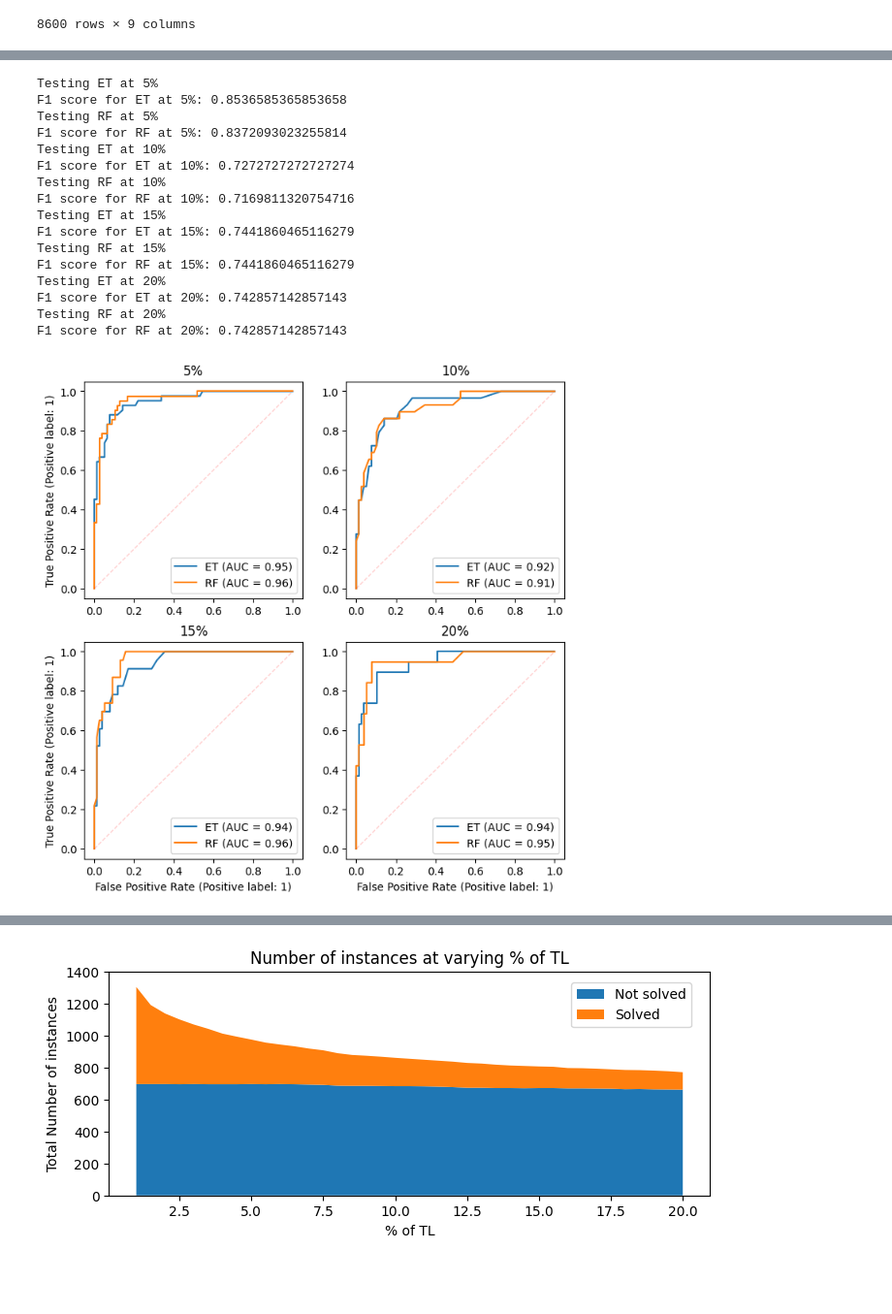
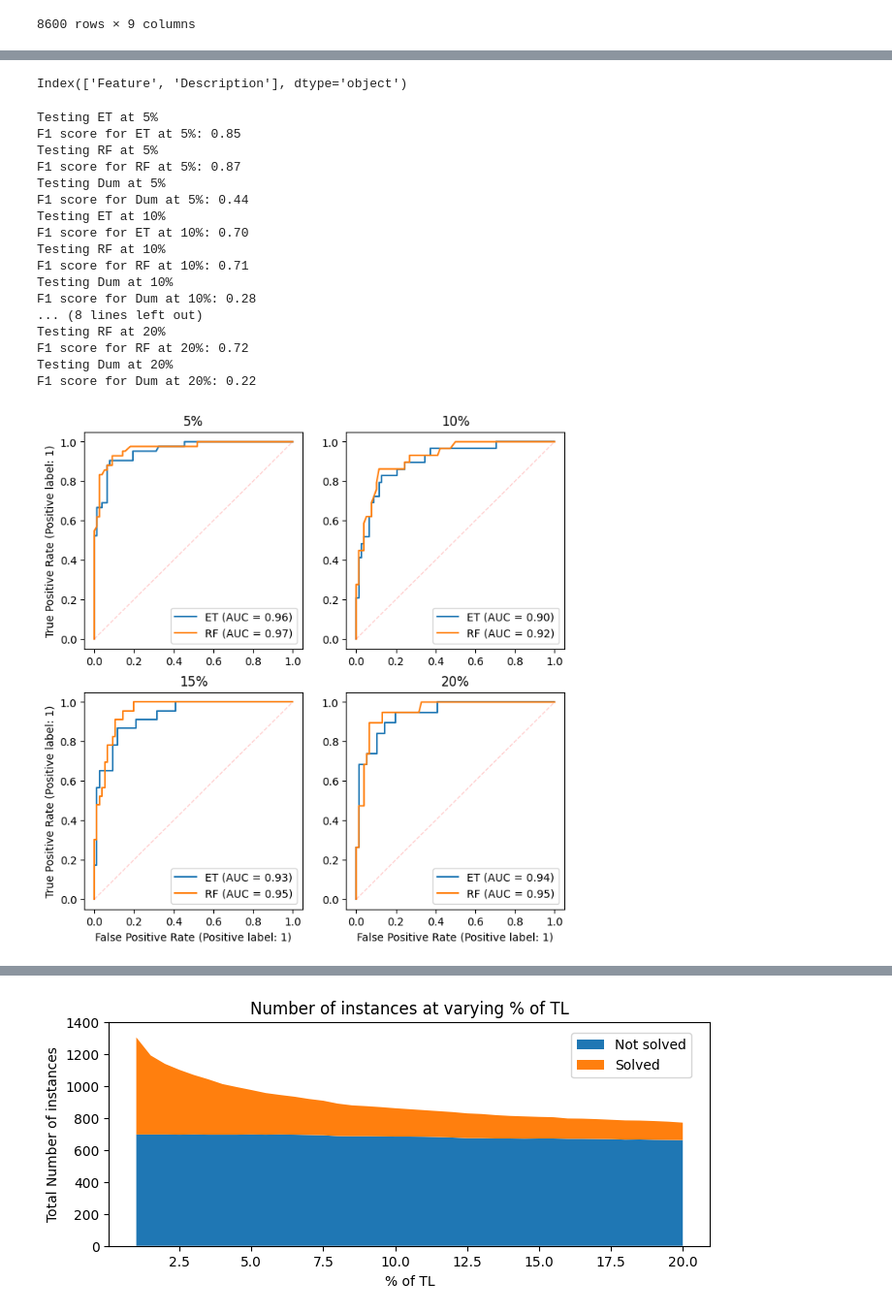
Before and after one commit to IDMP-B-2022/done-soon, a Jupyter notebook: notebooks/plots.ipynb, the cells around one changed output, grey strips where cells are left out. Shown at 97% size. Drawn from its saved outputs; the diff is of its cells as text; code cells hidden in the pictures; blank space fills up the shorter version.

```diff
--- a/notebooks/plots.ipynb
+++ b/notebooks/plots.ipynb
@@ -16,8 +17,7 @@ def parse_files(root_path):
     """
     Parse files and use pd.json_normalize to flatten the json.
     """
-    # files = root_path.joinpath("train-output-all-features").glob("**/*.json")
-    files = root_path.joinpath("train-output").glob("**/*.json")
+    files = root_path.joinpath("train-output-all-features").glob("**/*.json")
     results = pd.DataFrame()
     files = list(files)
 
@@ -187,6 +165,7 @@ for percentage, model, max_depth, n_estimators in models_to_test.index:
         classifiers[(percentage, model)] = ExtraTreesClassifier(max_depth=max_depth, n_estimators=n_estimators, random_state=random_state, class_weight='balanced')
     elif model == 'RF':
         classifiers[(percentage, model)] = RandomForestClassifier(max_depth=max_depth, n_estimators=n_estimators, random_state=random_state, class_weight='balanced_subsample')
+    classifiers[(percentage, 'Dum')] = DummyClassifier(strategy='stratified', random_state=random_state)
 classifiers
 # %% [output]
 {(5,
@@ -230,8 +206,7 @@ def preprocess(dataframe, scaler=None):
 
 scalers = {}
 
-# train_pkl = Path('./analysis/rerun_with_all_features_train.pkl')
-train_pkl = Path('./analysis/pickle_split_train.pkl')
+train_pkl = Path('./analysis/rerun_with_all_features_train.pkl')
 
 with open(train_pkl, 'rb') as f:
     train_features_at_percentage = pickle.load(f)
@@ -264,6 +298,9 @@ Training RF at 20%
+# %%
+describe_features.columns.str.capitalize()
+# %% [output]
+Index(['Feature', 'Description'], dtype='object')
 # %%
-# test_pickle = Path('./analysis/rerun_with_all_features_test.pkl')
-test_pickle = Path('./analysis/pickle_split_test.pkl')
+test_pickle = Path('./analysis/rerun_with_all_features_test.pkl')
 
 with open(test_pickle, 'rb') as f:
     test_features_at_percentage = pickle.load(f)
@@ -271,51 +308,56 @@ with open(test_pickle, 'rb') as f:
 for perc in test_features_at_percentage:
     test_features_at_percentage[perc] = test_features_at_percentage[perc]
 
 plots = {}
 # Create a figure and axes with 4 subplots
 fig, ax = plt.subplots(2, 2, figsize=(8, 8))
 ax = ax.flatten()
-# ax = plt.gca()
+
 scores = []
 
 for i, percentage in enumerate([5, 10, 15, 20]):
-    for model in ['ET', 'RF']:
+    for model in ['ET', 'RF', 'Dum']:
         print(f"Testing {model} at {percentage}%")
         scaler = scalers[(percentage, model)]
         df, _ = preprocess(test_features_at_percentage[percentage], scaler)
         df = df.drop(columns=['mzn'], axis=1)
 
         test_X, test_y = df.drop(columns=['solved_within_time_limit']), df['solved_within_time_limit']
 
         y_score = classifiers[(percentage, model)].predict_proba(test_X)[:, 1]
-        plots[(percentage, model)] = RocCurveDisplay.from_predictions(test_y, y_score, ax=ax[i], name=model)
+        if model != 'Dum':
+            plots[(percentage, model)] = RocCurveDisplay.from_predictions(test_y, y_score, ax=ax[i], name=model)
+
+            if percentage in [5, 10]:
+                ax[i].set_xlabel('')
+            if percentage in [10, 20]:
+                ax[i].set_ylabel('')
+
         score = f1_score(test_y, classifiers[(percentage, model)].predict(test_X))
-        print(f"F1 score for {model} at {percentage}%: {score}")
         scores.append([percentage, model, score])
-        if percentage in [5, 10]:
-            ax[i].set_xlabel('')
-        if percentage in [10, 20]:
-            ax[i].set_ylabel('')
+        print(f"F1 score for {model} at {percentage}%: {score:.2f}")
+
     ax[i].set_title(f"{percentage}%")
     ax[i].plot([0, 1], [0, 1], linestyle='--', lw=1, color='r', alpha=.2)
 
 tikzplotlib.clean_figure()
-tikzplotlib.save("roc_curves.tex", axis_width="0.6\\textwidth", axis_height="0.6\\textwidth")
+tikzplotlib.save("roc_curves.tex", axis_width="0.55\\textwidth", axis_height="0.55\\textwidth")
 # %% [output]
 Testing ET at 5%
-F1 score for ET at 5%: 0.8536585365853658
+F1 score for ET at 5%: 0.85
 Testing RF at 5%
-F1 score for RF at 5%: 0.8372093023255814
+F1 score for RF at 5%: 0.87
+Testing Dum at 5%
+F1 score for Dum at 5%: 0.44
 Testing ET at 10%
-F1 score for ET at 10%: 0.7272727272727274
+F1 score for ET at 10%: 0.70
 Testing RF at 10%
-F1 score for RF at 10%: 0.7169811320754716
-Testing ET at 15%
-F1 score for ET at 15%: 0.7441860465116279
-Testing RF at 15%
-F1 score for RF at 15%: 0.7441860465116279
-Testing ET at 20%
-F1 score for ET at 20%: 0.742857142857143
+F1 score for RF at 10%: 0.71
+Testing Dum at 10%
+F1 score for Dum at 10%: 0.28
+... (8 lines left out)
 Testing RF at 20%
-F1 score for RF at 20%: 0.742857142857143
+F1 score for RF at 20%: 0.72
+Testing Dum at 20%
+F1 score for Dum at 20%: 0.22
-[figure, old version]
+[figure, new version]
```
Also changed, not shown: parts of 10 cells of this notebook.
